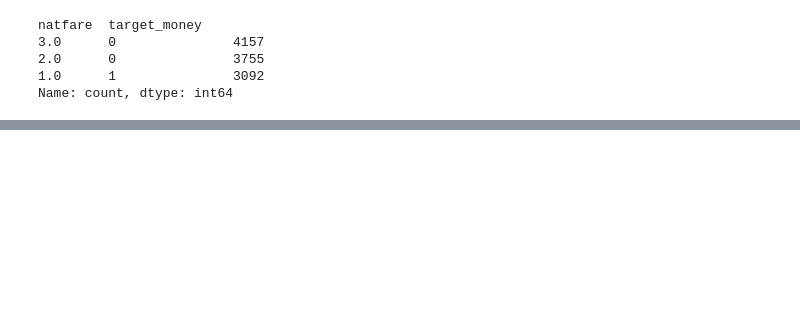
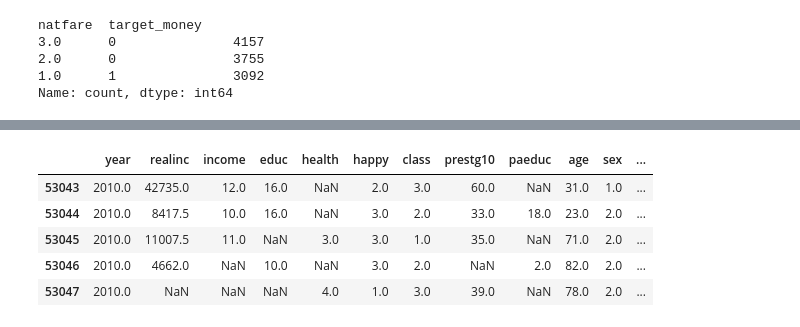
Before and after one commit to betultgumus/ybst-veri-bilimi, a Jupyter notebook: gss/notebooks/01_veri_hazirlama.ipynb, the cells around one changed output, grey strips where cells are left out. Saved outputs shown, nothing was run; the diff lists cells and outputs as text; code cells hidden in the pictures; blank space fills up the shorter version.

```diff
--- a/gss/notebooks/01_veri_hazirlama.ipynb
+++ b/gss/notebooks/01_veri_hazirlama.ipynb
@@ -261,0 +294,9 @@ Name: proportion, dtype: float64
+# %%
+df_sub.head()
+# %% [output]
+|  | year | realinc | income | educ | health | happy | class | prestg10 | paeduc | age | sex | ... |
+| 53043 | 2010.0 | 42735.0 | 12.0 | 16.0 | NaN | 2.0 | 3.0 | 60.0 | NaN | 31.0 | 1.0 | ... |
+| 53044 | 2010.0 | 8417.5 | 10.0 | 16.0 | NaN | 3.0 | 2.0 | 33.0 | 18.0 | 23.0 | 2.0 | ... |
+| 53045 | 2010.0 | 11007.5 | 11.0 | NaN | 3.0 | 3.0 | 1.0 | 35.0 | NaN | 71.0 | 2.0 | ... |
+| 53046 | 2010.0 | 4662.0 | NaN | 10.0 | NaN | 3.0 | 2.0 | NaN | 2.0 | 82.0 | 2.0 | ... |
+| 53047 | 2010.0 | NaN | NaN | NaN | 4.0 | 1.0 | 3.0 | 39.0 | NaN | 78.0 | 2.0 | ... |
```
Also changed, not shown: parts of 17 cells of this notebook.
